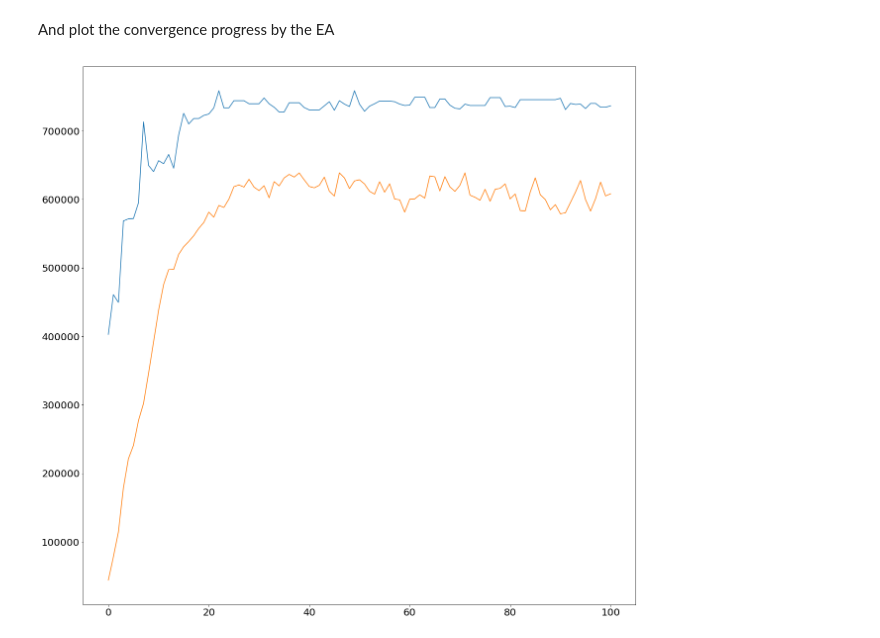
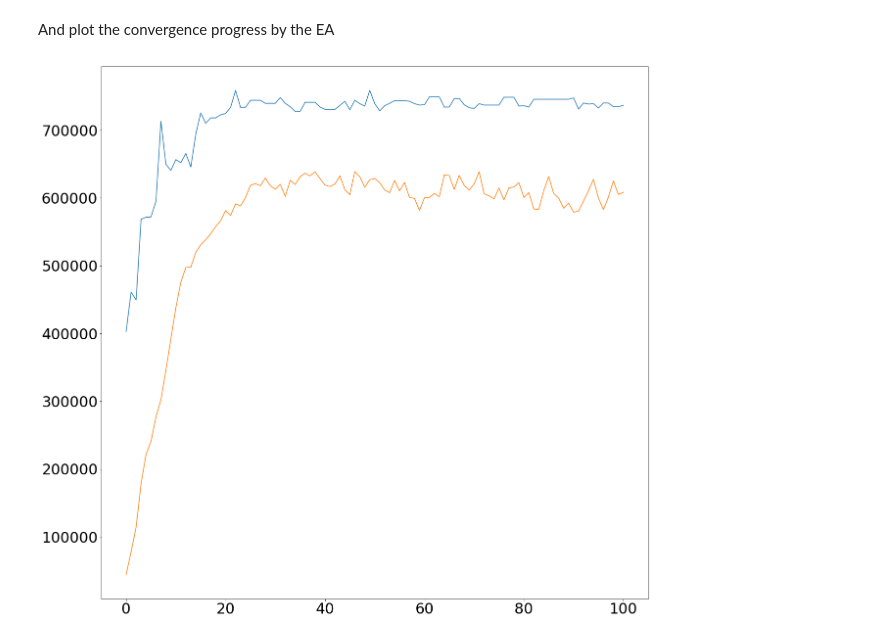
Before and after one commit to chathika/NL4Py, a Jupyter notebook: JASSS2018/CalibrationDEAP.ipynb, the cells around one changed output. Drawn from its saved outputs; the diff is of its cells as text; code cells hidden in the pictures.

```diff
--- a/JASSS2018/CalibrationDEAP.ipynb
+++ b/JASSS2018/CalibrationDEAP.ipynb
@@ -172,12 +172,12 @@ And plot the convergence progress by the EA
 # %%
 app.closeModel()
 convergence_progress = pd.DataFrame(log)[['max','mean']]
 import matplotlib.pyplot as plt
 import matplotlib as mpl
-mpl.rcParams['font.size'] = 20.0
+mpl.rcParams['font.size'] = 30.0
 fig = plt.figure(figsize = [20,20])
 ax = fig.add_subplot(111)
 plot = ax.plot(convergence_progress)
 fig.savefig("CalibrationConvergenceProgress.png")
 # %% [output]
-[figure, old version]
+[figure, new version]
```
Also changed, not shown: 1 other file.
